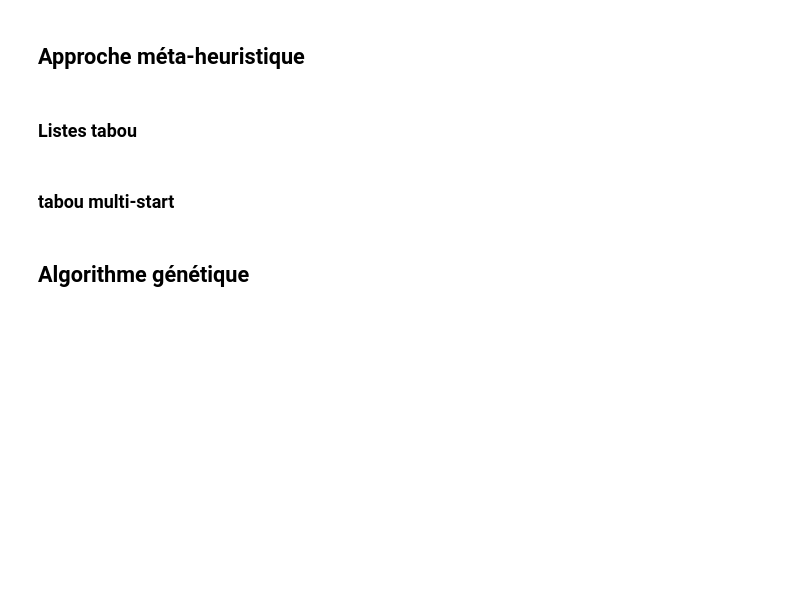
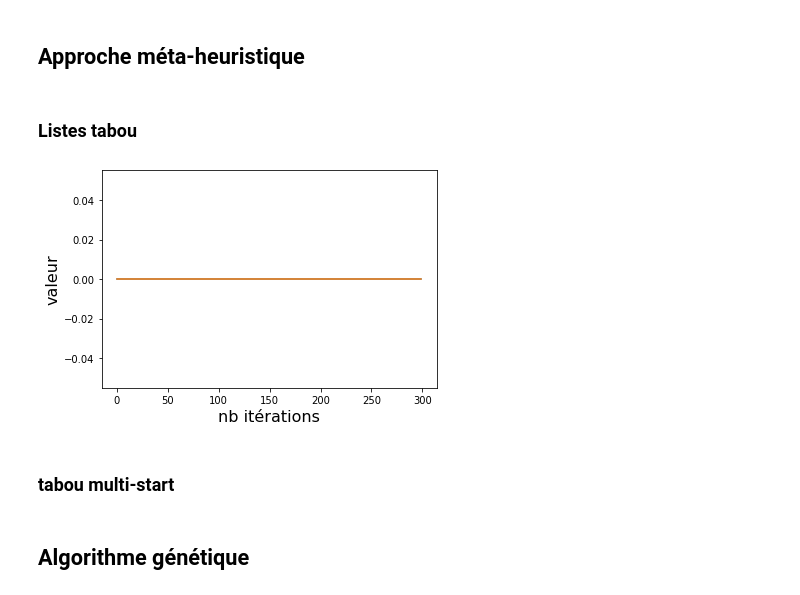
Before and after one commit to OscarPALISSOT/Routing_vehicule_problem_Python, a Jupyter notebook: Livrable2-FR.ipynb, the cells around one changed output. Drawn from its saved outputs; the diff is of its cells as text; code cells hidden in the pictures; blank space fills up the shorter version.

```diff
--- a/Livrable2-FR.ipynb
+++ b/Livrable2-FR.ipynb
@@ -392,6 +419,18 @@ def recherche_tabou_graph(solution_initiale, taille_tabou, iter_max):
         liste_tabou.append(solution_courante)
 
     return meilleure_globale, courantes, meilleures_courantes
+# %%
+iter_max = 300
+taille_tabou = 5
+tournee = randomSolution()
+sol, courants, meilleurs_courants=recherche_tabou_graph(tournee, taille_tabou, iter_max)
+
+plt.xlabel("nb itérations", fontsize=16)
+plt.ylabel("valeur", fontsize=16)
+res = plt.plot(range(iter_max), courants)
+res = plt.plot(range(iter_max), meilleurs_courants)
+# %% [output]
+[figure, added]
 # %%
 def recherche_tabou(solution_initiale, taille_tabou, iter_max):
     nb_iter = 0
```
Also changed, not shown: parts of 9 cells of this notebook.
